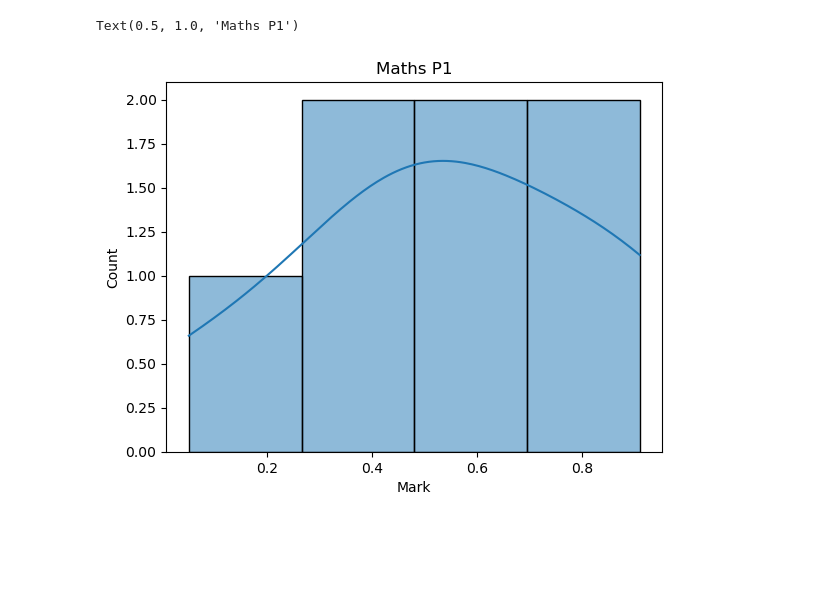
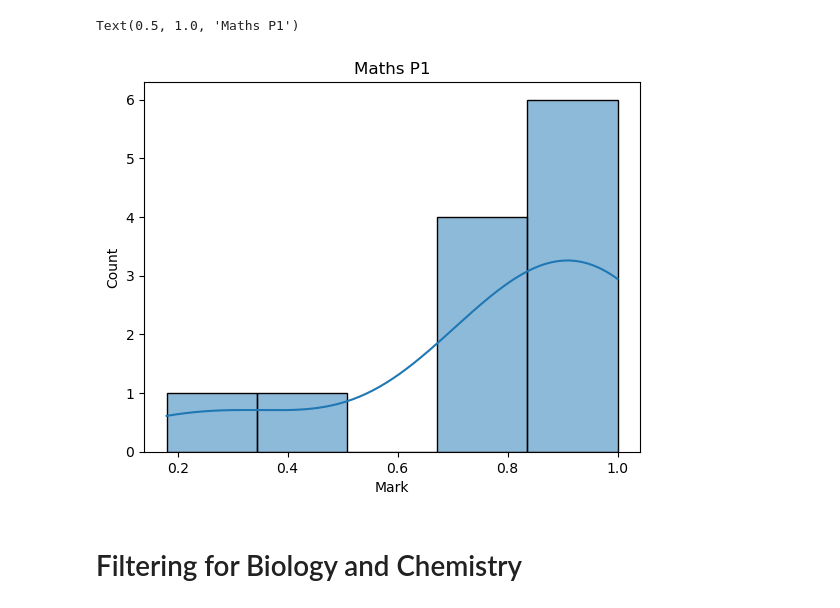
Before and after one commit to dlehdgk/assessments, a Jupyter notebook: june_analysis.ipynb, the cells around one changed output. Drawn from its saved outputs; the diff is of its cells as text; code cells hidden in the pictures; blank space fills up the shorter version.

```diff
--- a/june_analysis.ipynb
+++ b/june_analysis.ipynb
@@ -33,6 +41,8 @@ melt = melt.drop(columns=['Subject_Exam'])[["Name", "Class", "Subject", "Exam","
 # %%
-sns.histplot(data=melt[melt['Exam']=='FP1'],x = 'Mark',kde=True)
+sns.histplot(data=melt[melt['Exam']=='P1'],x = 'Mark',kde=True)
 plt.title('Maths P1')
 # %% [output]
 Text(0.5, 1.0, 'Maths P1')
-[figure, old version]
+[figure, new version]
+# %% [markdown]
+# Filtering for Biology and Chemistry
```
Also changed, not shown: parts of 8 cells of this notebook, 2 other files.
